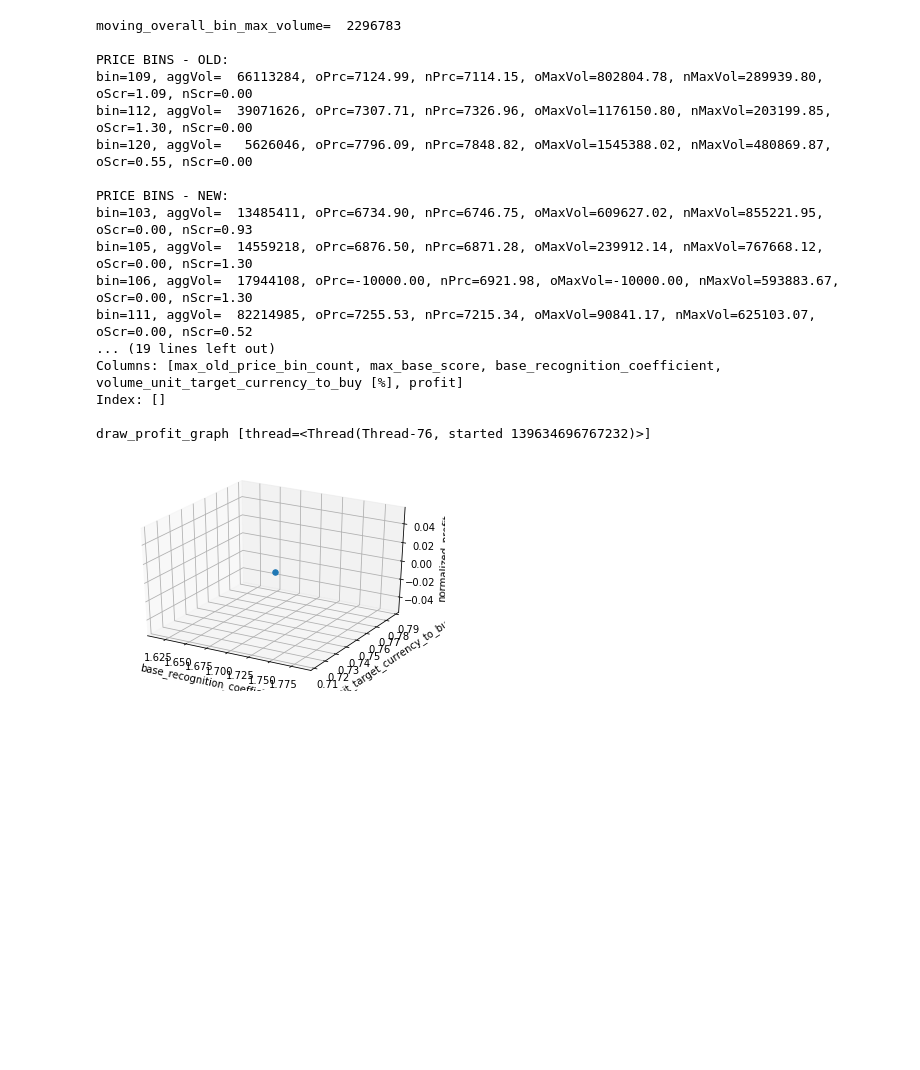
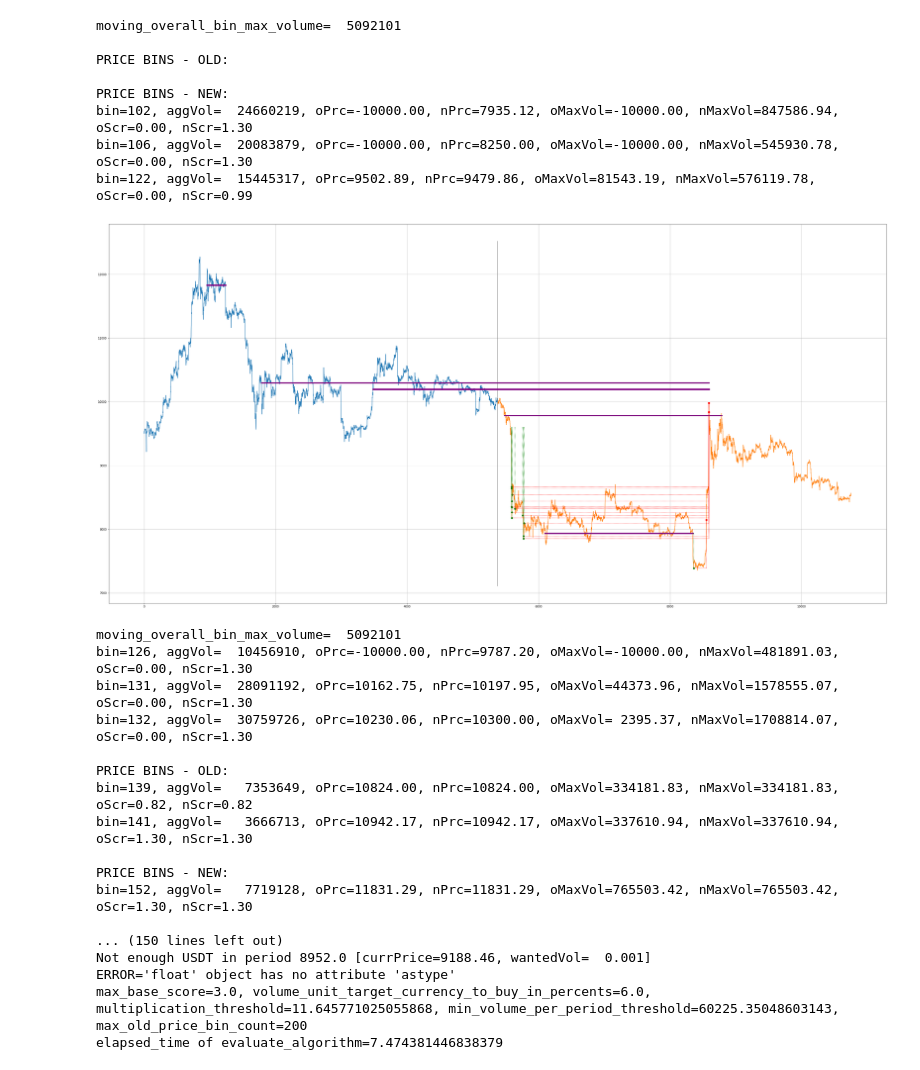
Before and after one commit to tomas-skalicky/coin_trading_algorithms__python, a Jupyter notebook: broken_supports_algorithm.ipynb, the cells around one changed output. Cells and saved outputs as stored; diff of their text form; code cells hidden in the pictures; blank space fills up the shorter version.

```diff
--- a/broken_supports_algorithm.ipynb
+++ b/broken_supports_algorithm.ipynb
@@ -1175,10 +1175,10 @@ class CurrencyPairEvaluator:
             period_size_in_sec)
 
         pool = Pool(processes=7)
-        for max_old_price_bin_count in np.linspace(160, 200, num=1):  # NOTE
-            for max_base_score in np.linspace(1.3, 3, num=1):  # NOTE
-                for base_recognition_coefficient in np.linspace(1.7, 4, num=1):  # NOTE
-                    for volume_unit_target_currency_to_buy_in_percents in np.linspace(0.75, 6, num=1):  # NOTE
+        for max_old_price_bin_count in np.linspace(160, 200, num=3):  # NOTE
+            for max_base_score in np.linspace(1.3, 3, num=2):  # NOTE
+                for base_recognition_coefficient in np.linspace(1.7, 4, num=2):  # NOTE
+                    for volume_unit_target_currency_to_buy_in_percents in np.linspace(0.75, 6, num=2):  # NOTE
                         pool.apply_async(func=one_time_frame_evaluator.create_config_and_evaluate_algorithm,
                                          args=(base_recognition_coefficient, max_base_score,
                                                volume_unit_target_currency_to_buy_in_percents,
@@ -1333,7 +1333,7 @@ currency_pair = CurrencyPair('USDT', 'BTC', 0.0005)
 
 currency_pair_evaluator = CurrencyPairEvaluator(currency_pair)
 # DO NOT DELETE
-currency_pair_evaluator.evaluate_one_time_frame_and_draw_and_close((3, 0))
+currency_pair_evaluator.evaluate_one_time_frame_and_draw_and_close((8, 5))
 # currency_pair_evaluator.evaluate_multiple_time_frames_and_draw_and_close([(5, 3), (5, 0)])
 # currency_pair_evaluator.evaluate_multiple_time_frames_and_draw_and_close([(5, 6), (5, 3), (5, 0)])
 # %% [output]
@@ -1348,18 +1358,26 @@ elapsed_time of evaluate_algorithm=1.7431449890136719
-moving_overall_bin_max_volume=  2296783
+moving_overall_bin_max_volume=  5092101
 
 PRICE BINS - OLD:
-bin=109, aggVol=  66113284, oPrc=7124.99, nPrc=7114.15, oMaxVol=802804.78, nMaxVol=289939.80, oScr=1.09, nScr=0.00
-bin=112, aggVol=  39071626, oPrc=7307.71, nPrc=7326.96, oMaxVol=1176150.80, nMaxVol=203199.85, oScr=1.30, nScr=0.00
-bin=120, aggVol=   5626046, oPrc=7796.09, nPrc=7848.82, oMaxVol=1545388.02, nMaxVol=480869.87, oScr=0.55, nScr=0.00
 
 PRICE BINS - NEW:
-bin=103, aggVol=  13485411, oPrc=6734.90, nPrc=6746.75, oMaxVol=609627.02, nMaxVol=855221.95, oScr=0.00, nScr=0.93
-bin=105, aggVol=  14559218, oPrc=6876.50, nPrc=6871.28, oMaxVol=239912.14, nMaxVol=767668.12, oScr=0.00, nScr=1.30
-bin=106, aggVol=  17944108, oPrc=-10000.00, nPrc=6921.98, oMaxVol=-10000.00, nMaxVol=593883.67, oScr=0.00, nScr=1.30
-bin=111, aggVol=  82214985, oPrc=7255.53, nPrc=7215.34, oMaxVol=90841.17, nMaxVol=625103.07, oScr=0.00, nScr=0.52
-... (19 lines left out)
-Columns: [max_old_price_bin_count, max_base_score, base_recognition_coefficient, volume_unit_target_currency_to_buy [%], profit]
-Index: []
-
-draw_profit_graph [thread=<Thread(Thread-76, started 139634696767232)>]
+bin=102, aggVol=  24660219, oPrc=-10000.00, nPrc=7935.12, oMaxVol=-10000.00, nMaxVol=847586.94, oScr=0.00, nScr=1.30
+bin=106, aggVol=  20083879, oPrc=-10000.00, nPrc=8250.00, oMaxVol=-10000.00, nMaxVol=545930.78, oScr=0.00, nScr=1.30
+bin=122, aggVol=  15445317, oPrc=9502.89, nPrc=9479.86, oMaxVol=81543.19, nMaxVol=576119.78, oScr=0.00, nScr=0.99
-[figure, old version]
+[figure, new version]
+moving_overall_bin_max_volume=  5092101
+bin=126, aggVol=  10456910, oPrc=-10000.00, nPrc=9787.20, oMaxVol=-10000.00, nMaxVol=481891.03, oScr=0.00, nScr=1.30
+bin=131, aggVol=  28091192, oPrc=10162.75, nPrc=10197.95, oMaxVol=44373.96, nMaxVol=1578555.07, oScr=0.00, nScr=1.30
+bin=132, aggVol=  30759726, oPrc=10230.06, nPrc=10300.00, oMaxVol= 2395.37, nMaxVol=1708814.07, oScr=0.00, nScr=1.30
+
+PRICE BINS - OLD:
+bin=139, aggVol=   7353649, oPrc=10824.00, nPrc=10824.00, oMaxVol=334181.83, nMaxVol=334181.83, oScr=0.82, nScr=0.82
+bin=141, aggVol=   3666713, oPrc=10942.17, nPrc=10942.17, oMaxVol=337610.94, nMaxVol=337610.94, oScr=1.30, nScr=1.30
+
+PRICE BINS - NEW:
+bin=152, aggVol=   7719128, oPrc=11831.29, nPrc=11831.29, oMaxVol=765503.42, nMaxVol=765503.42, oScr=1.30, nScr=1.30
+
+... (150 lines left out)
+Not enough USDT in period 8952.0 [currPrice=9188.46, wantedVol=  0.001]
+ERROR='float' object has no attribute 'astype'
+max_base_score=3.0, volume_unit_target_currency_to_buy_in_percents=6.0, multiplication_threshold=11.645771025055868, min_volume_per_period_threshold=60225.35048603143, max_old_price_bin_count=200
+elapsed_time of evaluate_algorithm=7.474381446838379
```
Also changed, not shown: parts of 1 cell of this notebook.
